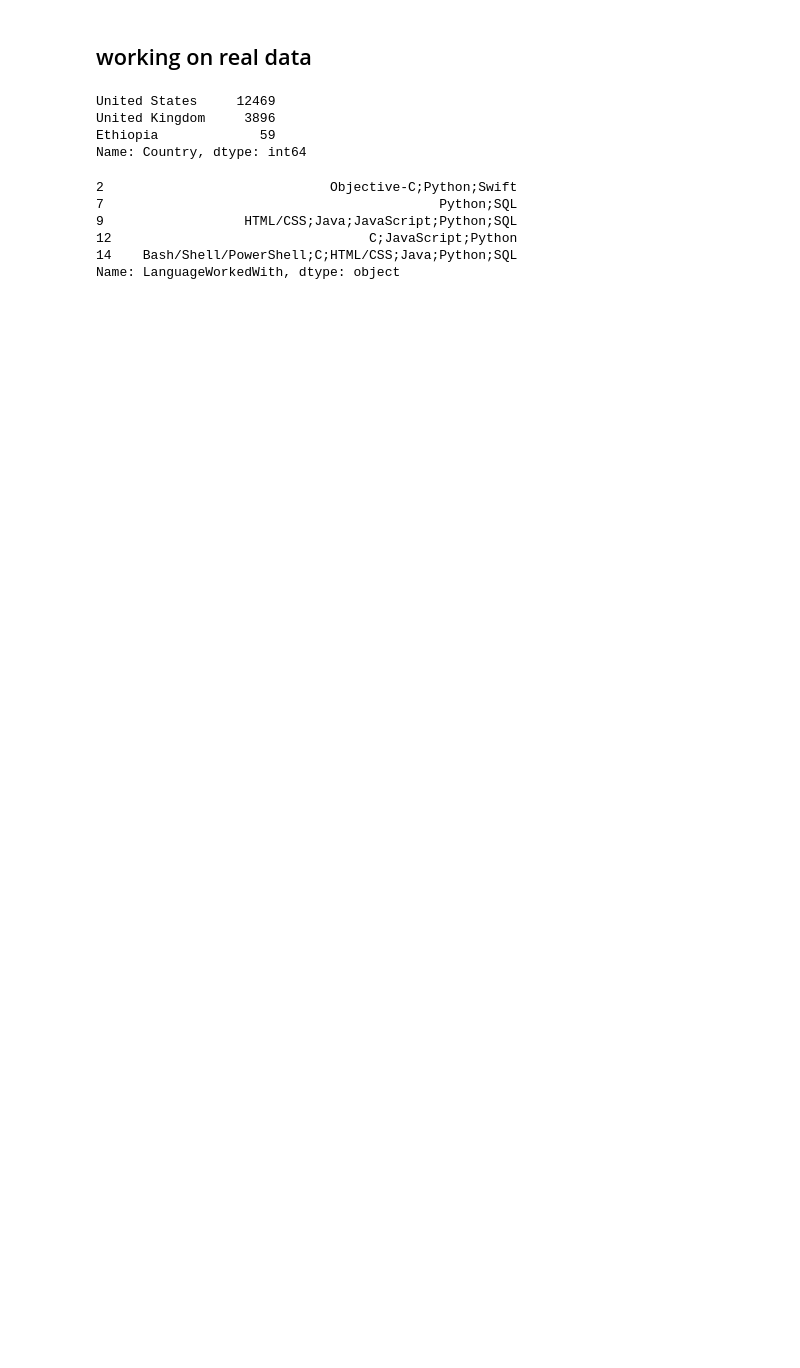
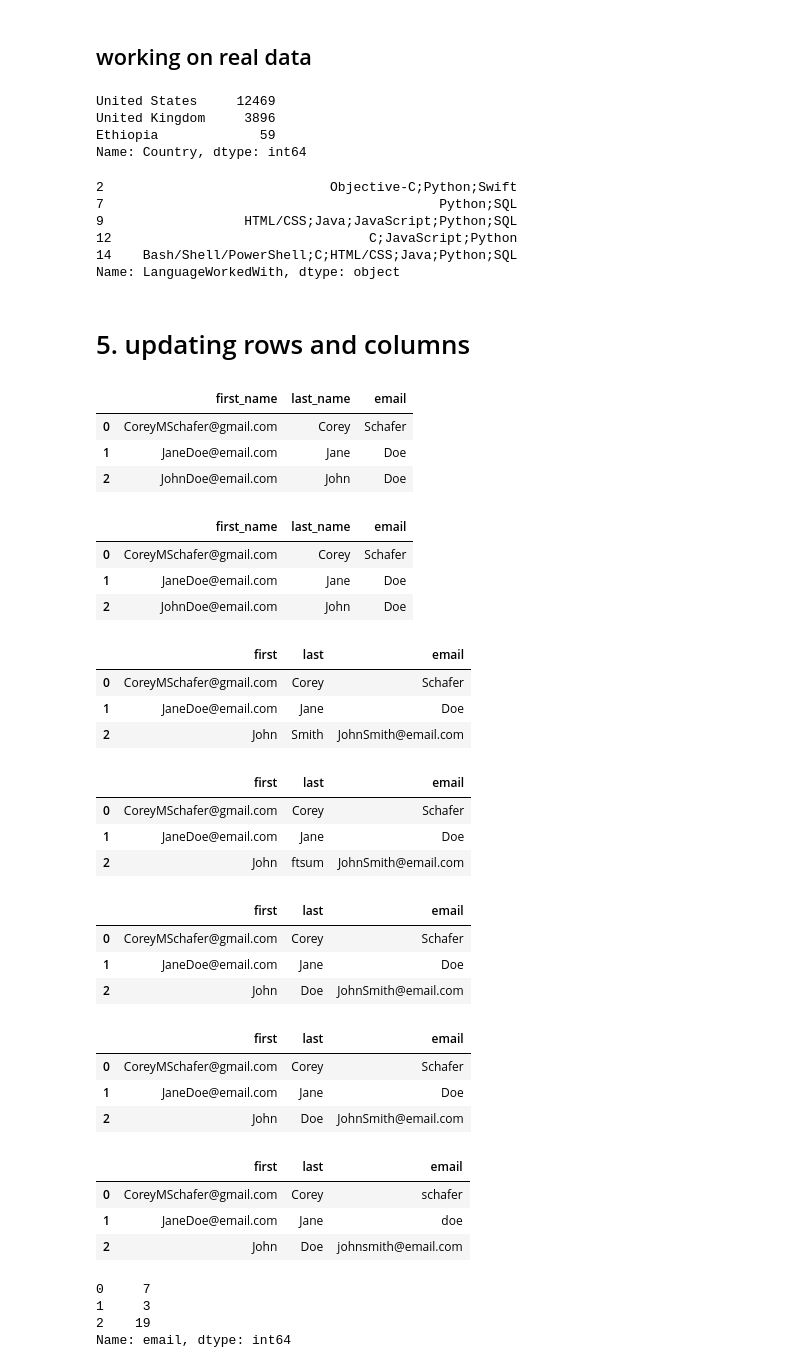
Before and after one commit to kalayu-ftsum/data_science_sample_code, a Jupyter notebook: data analysis/data_analysis.ipynb, the cells around one changed output. Drawn from its saved outputs; the diff is of its cells as text; code cells hidden in the pictures; blank space fills up the shorter version.

```diff
--- a/data analysis/data_analysis.ipynb
+++ b/data analysis/data_analysis.ipynb
@@ -313,3 +310,21 @@ df.loc[filt]['LanguageWorkedWith'].head()
 12                                 C;JavaScript;Python
 14    Bash/Shell/PowerShell;C;HTML/CSS;Java;Python;SQL
 Name: LanguageWorkedWith, dtype: object
+# %% [markdown]
+# 5. updating rows and columns
+# %%
+df_test.columns = ['first_name', 'last_name', 'email']
+df_test
+# %% [output]
+|  | first_name | last_name | email |
+| 0 | CoreyMSchafer@gmail.com | Corey | Schafer |
+| 1 | JaneDoe@email.com | Jane | Doe |
+| 2 | JohnDoe@email.com | John | Doe |
+# %%
+df_test.columns = [x.lower() for x in df_test.columns]
+df_test
+# %% [output]
+|  | first_name | last_name | email |
+| 0 | CoreyMSchafer@gmail.com | Corey | Schafer |
+| 1 | JaneDoe@email.com | Jane | Doe |
+| 2 | JohnDoe@email.com | John | Doe |
@@ -315,0 +333,8 @@ Name: LanguageWorkedWith, dtype: object
+# %%
+df_test.loc[2]=['John', 'Smith', 'JohnSmith@email.com']
+df_test
+# %% [output]
+|  | first | last | email |
+| 0 | CoreyMSchafer@gmail.com | Corey | Schafer |
+| 1 | JaneDoe@email.com | Jane | Doe |
+| 2 | John | Smith | JohnSmith@email.com |
@@ -315,0 +343,16 @@ Name: LanguageWorkedWith, dtype: object
+# %%
+df_test.loc[2,"last"]='ftsum'
+df_test
+# %% [output]
+|  | first | last | email |
+| 0 | CoreyMSchafer@gmail.com | Corey | Schafer |
+| 1 | JaneDoe@email.com | Jane | Doe |
+| 2 | John | ftsum | JohnSmith@email.com |
+# %%
+df_test.at[2, 'last'] = 'Doe'
+df_test
+# %% [output]
+|  | first | last | email |
+| 0 | CoreyMSchafer@gmail.com | Corey | Schafer |
+| 1 | JaneDoe@email.com | Jane | Doe |
+| 2 | John | Doe | JohnSmith@email.com |
@@ -315,0 +362,22 @@ Name: LanguageWorkedWith, dtype: object
+# %%
+df_test
+# %% [output]
+|  | first | last | email |
+| 0 | CoreyMSchafer@gmail.com | Corey | Schafer |
+| 1 | JaneDoe@email.com | Jane | Doe |
+| 2 | John | Doe | JohnSmith@email.com |
+# %%
+df_test['email'] = df_test['email'].str.lower()
+df_test
+# %% [output]
+|  | first | last | email |
+| 0 | CoreyMSchafer@gmail.com | Corey | schafer |
+| 1 | JaneDoe@email.com | Jane | doe |
+| 2 | John | Doe | johnsmith@email.com |
+# %%
+df_test['email'].apply(len)
+# %% [output]
+0     7
+1     3
+2    19
+Name: email, dtype: int64
```
Also changed, not shown: parts of 26 cells of this notebook.
